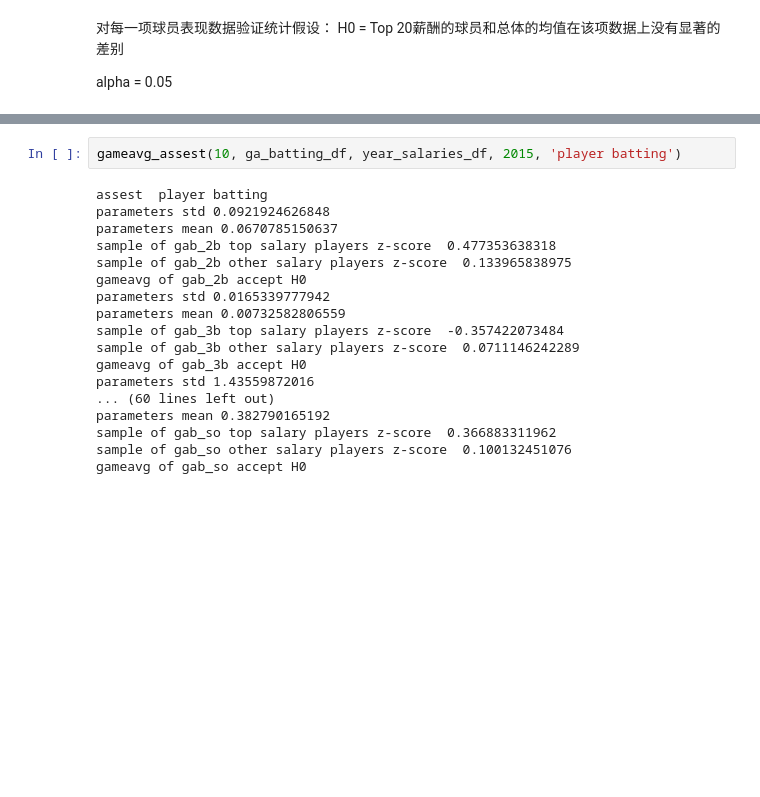
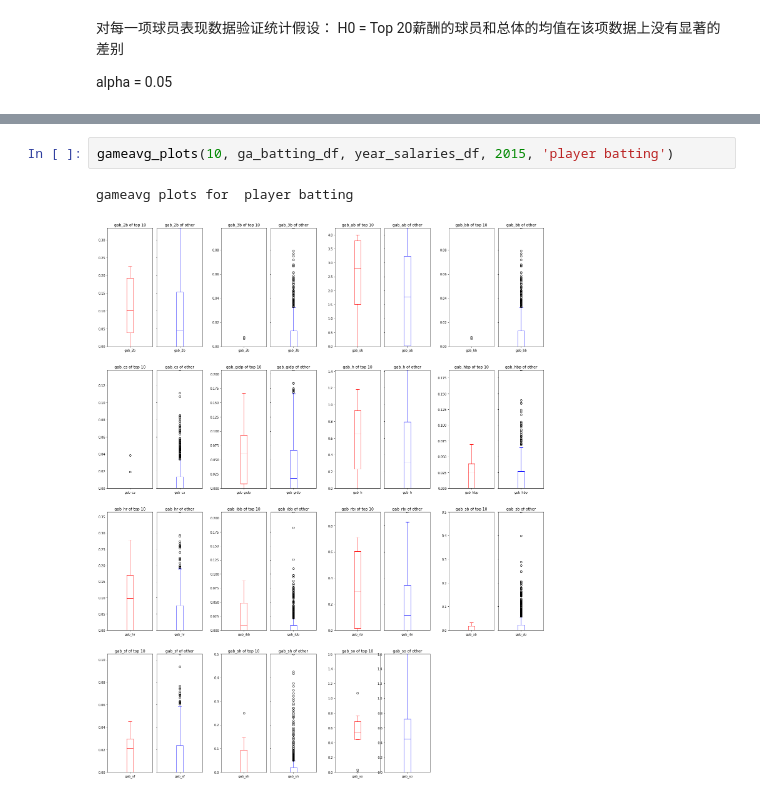
Before and after one commit to brucexin/udacity_nd002-cn-basic-2-baseball, a Jupyter notebook: main.ipynb, the cells around one changed output, grey strips where cells are left out. Saved outputs shown, nothing was run; the diff lists cells and outputs as text; blank space fills up the shorter version.

Commit message:
add boxplot to compare players performance stats

```diff
--- a/main.ipynb
+++ b/main.ipynb
@@ -926,21 +972,6 @@ def gameavg_assest(salary_top, gameavg_df, year_salaries_df, yearID, title):
 # %%
-gameavg_assest(10, ga_batting_df, year_salaries_df, 2015, 'player batting')
+gameavg_plots(10, ga_batting_df, year_salaries_df, 2015, 'player batting')
 # %% [output]
-assest  player batting
-parameters std 0.0921924626848
-parameters mean 0.0670785150637
-sample of gab_2b top salary players z-score  0.477353638318
-sample of gab_2b other salary players z-score  0.133965838975
-gameavg of gab_2b accept H0
-parameters std 0.0165339777942
-parameters mean 0.00732582806559
-sample of gab_3b top salary players z-score  -0.357422073484
-sample of gab_3b other salary players z-score  0.0711146242289
-gameavg of gab_3b accept H0
-parameters std 1.43559872016
-... (60 lines left out)
-parameters mean 0.382790165192
-sample of gab_so top salary players z-score  0.366883311962
-sample of gab_so other salary players z-score  0.100132451076
-gameavg of gab_so accept H0
+gameavg plots for  player batting
+[figure, added]
 # %%
```
Also changed, not shown: parts of 3 cells of this notebook, 1 other file.
